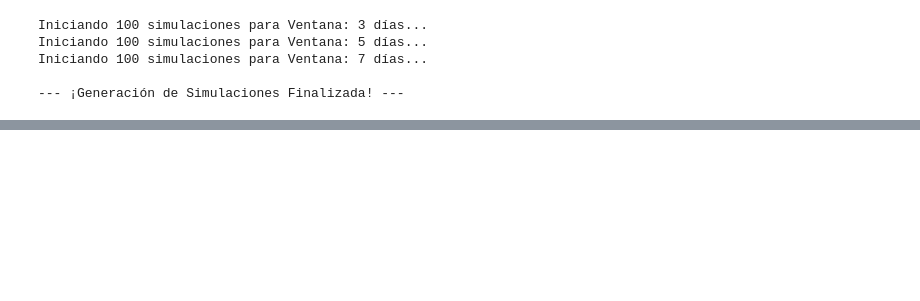
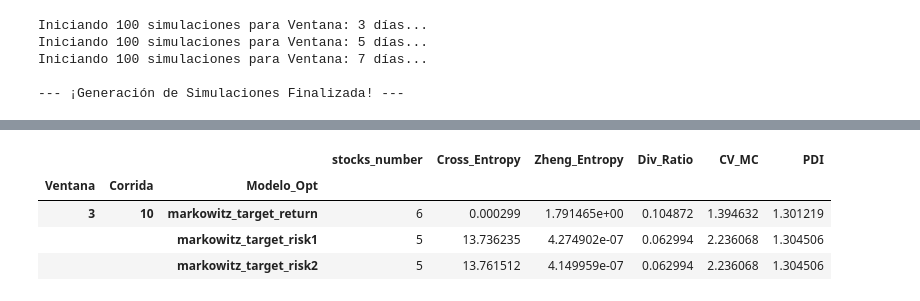
Before and after one commit to nluczywo/indicador, a Jupyter notebook: simu.ipynb, the cells around one changed output, grey strips where cells are left out. Cells and saved outputs as stored; diff of their text form; code cells hidden in the pictures; blank space fills up the shorter version.

```diff
--- a/simu.ipynb
+++ b/simu.ipynb
@@ -245,0 +235,9 @@ df_metricas_simulacion[df_metricas_simulacion.index.get_level_values('Ventana')
+# %%
+df_metricas_simulacion[(df_metricas_simulacion.index.get_level_values('Ventana') == 3) &
+    (df_metricas_simulacion.index.get_level_values('Corrida') ==10)].dropna()
+# %% [output]
+|  |  |  | stocks_number | Cross_Entropy | Zheng_Entropy | Div_Ratio | CV_MC | PDI |
+| Ventana | Corrida | Modelo_Opt |  |  |  |  |  |  |
+| 3 | 10 | markowitz_target_return | 6 | 0.000299 | 1.791465e+00 | 0.104872 | 1.394632 | 1.301219 |
+|  |  | markowitz_target_risk1 | 5 | 13.736235 | 4.274902e-07 | 0.062994 | 2.236068 | 1.304506 |
+|  |  | markowitz_target_risk2 | 5 | 13.761512 | 4.149959e-07 | 0.062994 | 2.236068 | 1.304506 |
```
Also changed, not shown: parts of 8 cells of this notebook, 1 other file.
